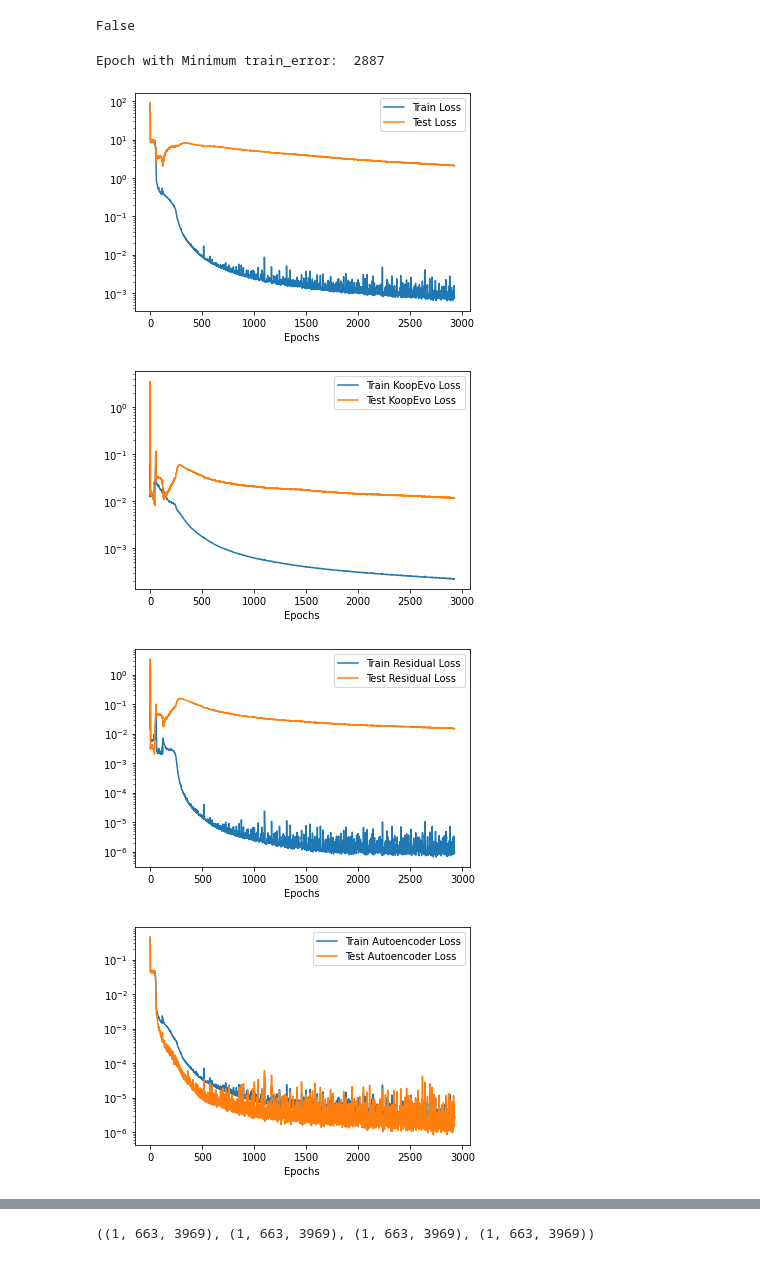
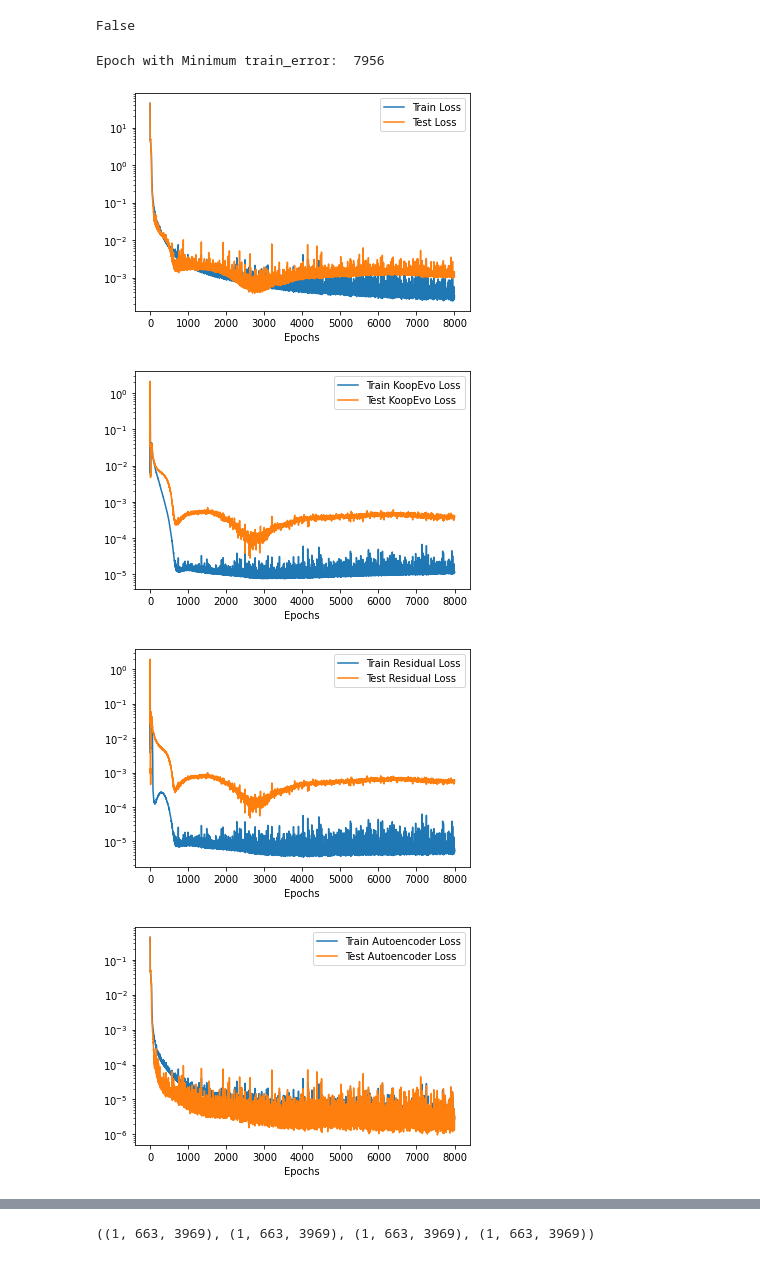
Before and after one commit to RigasLab/MZ-AE, a Jupyter notebook: Notebooks/eval_model_notebook_2Dcyl_multimodel_multistep_Exp4.2.4.ipynb, the cells around one changed output, grey strips where cells are left out. Cells and saved outputs as stored; diff of their text form; code cells hidden in the pictures.

```diff
--- a/Notebooks/eval_model_notebook_2Dcyl_multimodel_multistep_Exp4.2.4.ipynb
+++ b/Notebooks/eval_model_notebook_2Dcyl_multimodel_multistep_Exp4.2.4.ipynb
@@ -59,17 +57,17 @@ False
 # %%
 #Sort Models
 # def param_find(model):
 #     return model.seq_len
 # models.sort(key = param_find)
 
 # for model in models:
 #     print(model.exp_name)
 
 #plot learning curves
-models[1].plot_learning_curves()
+models[0].plot_learning_curves()
 # %% [output]
-Epoch with Minimum train_error:  2887
+Epoch with Minimum train_error:  7956
-[figure, old version]
+[figure, new version]
-[figure, old version]
+[figure, new version]
-[figure, old version]
+[figure, new version]
-[figure, old version]
+[figure, new version]
```
Also changed, not shown: parts of 18 cells of this notebook, 5 other files.
